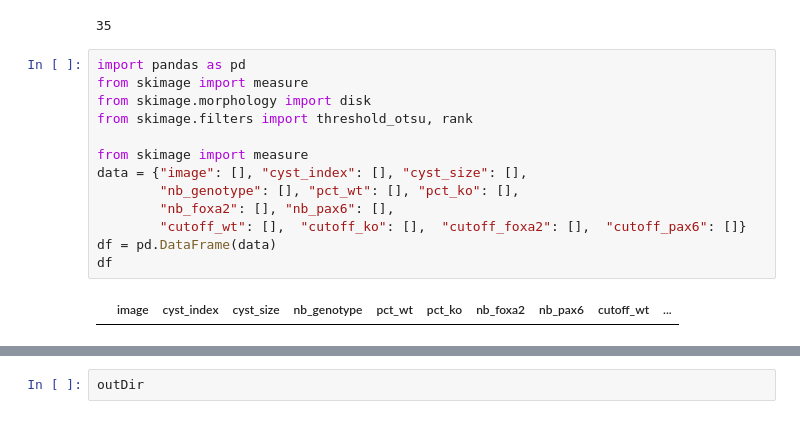
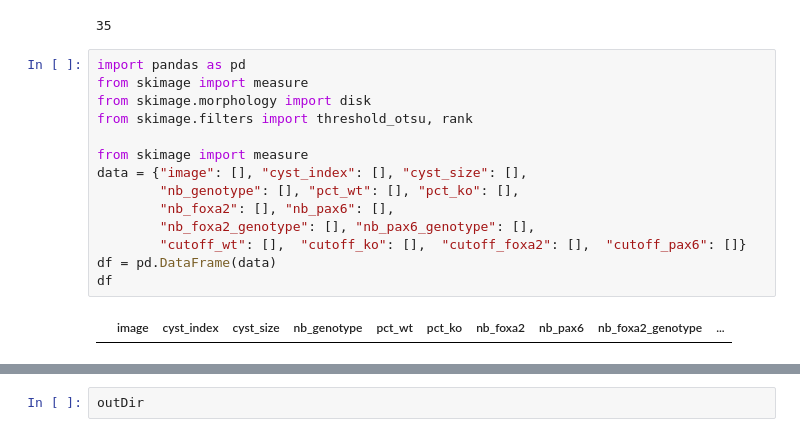
Before and after one commit to lengfei5/RA_competence, a Jupyter notebook: scripts/run_imageQuantify_chimeric_WTKO.ipynb, the cells around one changed output, grey strips where cells are left out. Drawn from its saved outputs; the diff is of its cells as text.

```diff
--- a/scripts/run_imageQuantify_chimeric_WTKO.ipynb
+++ b/scripts/run_imageQuantify_chimeric_WTKO.ipynb
@@ -408,18 +410,19 @@ nb_cyst
 # %%
 import pandas as pd
 from skimage import measure
 from skimage.morphology import disk
 from skimage.filters import threshold_otsu, rank
 
 from skimage import measure
 data = {"image": [], "cyst_index": [], "cyst_size": [],
         "nb_genotype": [], "pct_wt": [], "pct_ko": [],
         "nb_foxa2": [], "nb_pax6": [],
+        "nb_foxa2_genotype": [], "nb_pax6_genotype": [],
         "cutoff_wt": [],  "cutoff_ko": [],  "cutoff_foxa2": [],  "cutoff_pax6": []}
 df = pd.DataFrame(data)
 df
 # %% [output]
-|  | image | cyst_index | cyst_size | nb_genotype | pct_wt | pct_ko | nb_foxa2 | nb_pax6 | cutoff_wt | ... |
+|  | image | cyst_index | cyst_size | nb_genotype | pct_wt | pct_ko | nb_foxa2 | nb_pax6 | nb_foxa2_genotype | ... |
 # %%
 for nm in os.listdir(ImageDir):
     if "_C5_CystMask.tiff" in nm:
```
Also changed, not shown: parts of 5 cells of this notebook.
